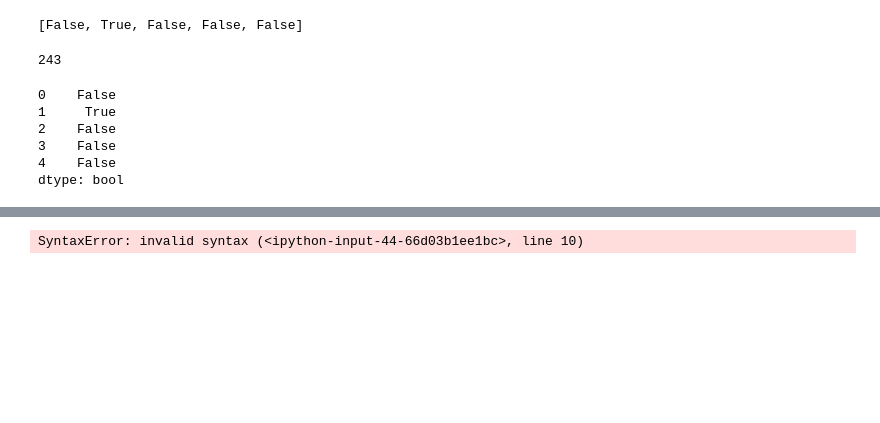
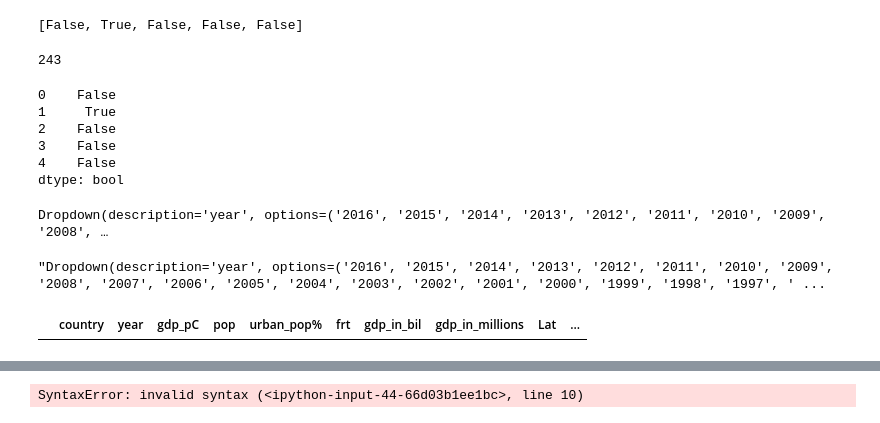
Before and after one commit to NumEconCopenhagen/projects-2019-tba, a Jupyter notebook: dataproject/dataproject/Dataproject_Bianca/Version_1_B.ipynb, the cells around one changed output, grey strips where cells are left out. Saved outputs shown, nothing was run; the diff lists cells and outputs as text; code cells hidden in the pictures; blank space fills up the shorter version.

```diff
--- a/dataproject/dataproject/Dataproject_Bianca/Version_1_B.ipynb
+++ b/dataproject/dataproject/Dataproject_Bianca/Version_1_B.ipynb
@@ -491,6 +491,18 @@ locations2015.head()
 dtype: bool
 # %%
 selectedyear = widgets.Dropdown(description = 'year', options = data_wb.year.unique())
+selectedyear = 2016
+# %% [output]
+Dropdown(description='year', options=('2016', '2015', '2014', '2013', '2012', '2011', '2010', '2009', '2008', …
+# %%
+str(selectedyear)
+# %% [output]
+"Dropdown(description='year', options=('2016', '2015', '2014', '2013', '2012', '2011', '2010', '2009', '2008', '2007', '2006', '2005', '2004', '2003', '2002', '2001', '2000', '1999', '1998', '1997', ' ...
+# %%
+selectedyear2 = data_wb.loc[data_wb['year']== str(selectedyear)]
+round(selectedyear2,4)
+# %% [output]
+|  | country | year | gdp_pC | pop | urban_pop% | frt | gdp_in_bil | gdp_in_millions | Lat | ... |
 # %%
 year2008 = data_wb.loc[data_wb['year']=='2008'] #selectedyear for a dropdown with used year
 year2008
```
Also changed, not shown: parts of 8 cells of this notebook.
